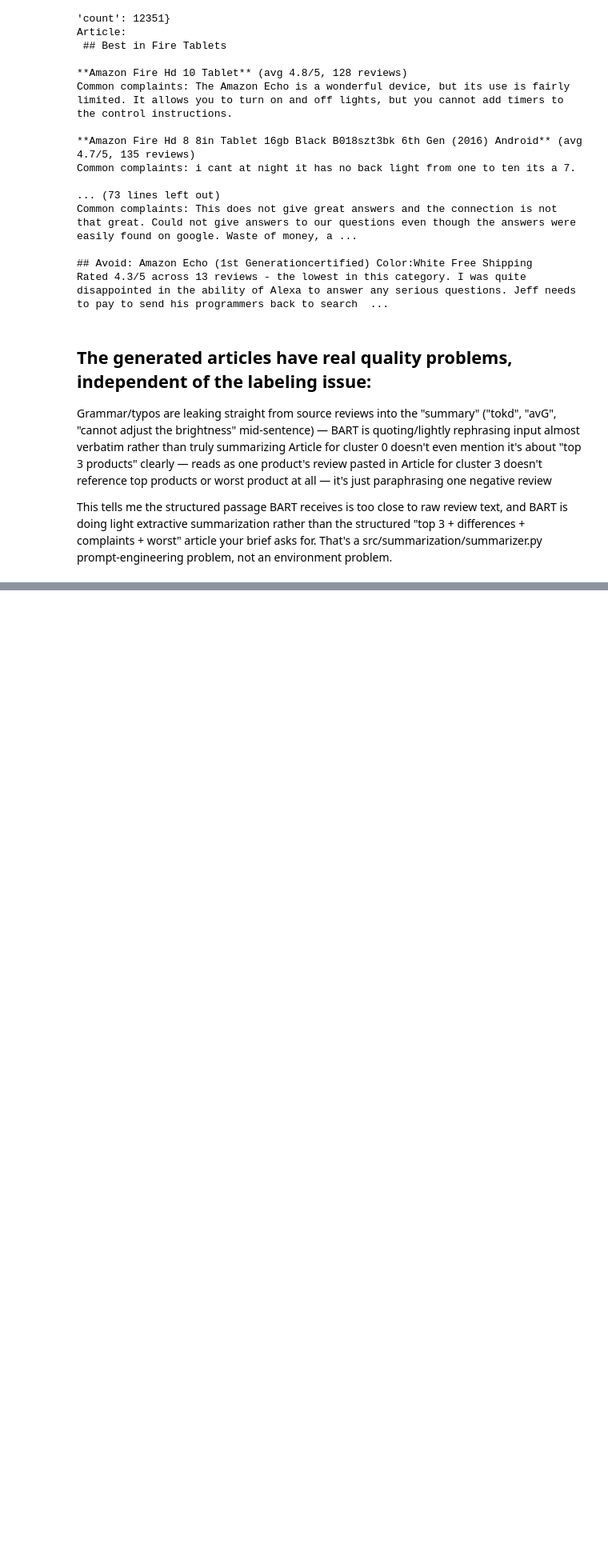
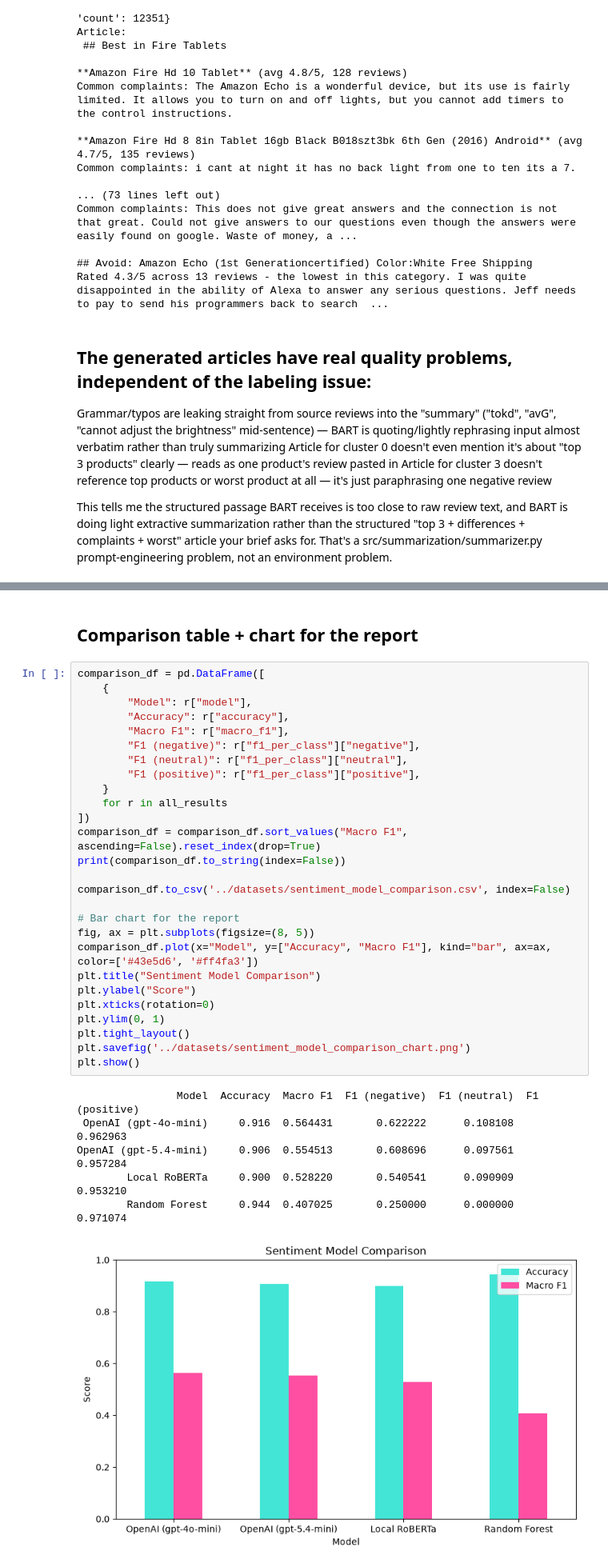
Before and after one commit to amer-baniodeh/Project---Automated-Reviews, a Jupyter notebook: notebooks/testing_playground.ipynb, the cells around one changed output, grey strips where cells are left out. Shown at 80% size. Saved outputs shown, nothing was run; the diff lists cells and outputs as text; blank space fills up the shorter version.

```diff
--- a/notebooks/testing_playground.ipynb
+++ b/notebooks/testing_playground.ipynb
@@ -41,0 +277,36 @@ This tells me the structured passage BART receives is too close to raw review te
+# %% [markdown]
+## Comparison table + chart for the report
+# %%
+comparison_df = pd.DataFrame([
+    {
+        "Model": r["model"],
+        "Accuracy": r["accuracy"],
+        "Macro F1": r["macro_f1"],
+        "F1 (negative)": r["f1_per_class"]["negative"],
+        "F1 (neutral)": r["f1_per_class"]["neutral"],
+        "F1 (positive)": r["f1_per_class"]["positive"],
+    }
+    for r in all_results
+])
+comparison_df = comparison_df.sort_values("Macro F1", ascending=False).reset_index(drop=True)
+print(comparison_df.to_string(index=False))
+
+comparison_df.to_csv('../datasets/sentiment_model_comparison.csv', index=False)
+
+# Bar chart for the report
+fig, ax = plt.subplots(figsize=(8, 5))
+comparison_df.plot(x="Model", y=["Accuracy", "Macro F1"], kind="bar", ax=ax, color=['#43e5d6', '#ff4fa3'])
+plt.title("Sentiment Model Comparison")
+plt.ylabel("Score")
+plt.xticks(rotation=0)
+plt.ylim(0, 1)
+plt.tight_layout()
+plt.savefig('../datasets/sentiment_model_comparison_chart.png')
+plt.show()
+# %% [output]
+                Model  Accuracy  Macro F1  F1 (negative)  F1 (neutral)  F1 (positive)
+ OpenAI (gpt-4o-mini)     0.916  0.564431       0.622222      0.108108       0.962963
+OpenAI (gpt-5.4-mini)     0.906  0.554513       0.608696      0.097561       0.957284
+        Local RoBERTa     0.900  0.528220       0.540541      0.090909       0.953210
+        Random Forest     0.944  0.407025       0.250000      0.000000       0.971074
+[figure, added]
```
Also changed, not shown: parts of 14 cells of this notebook, 6 other files.
